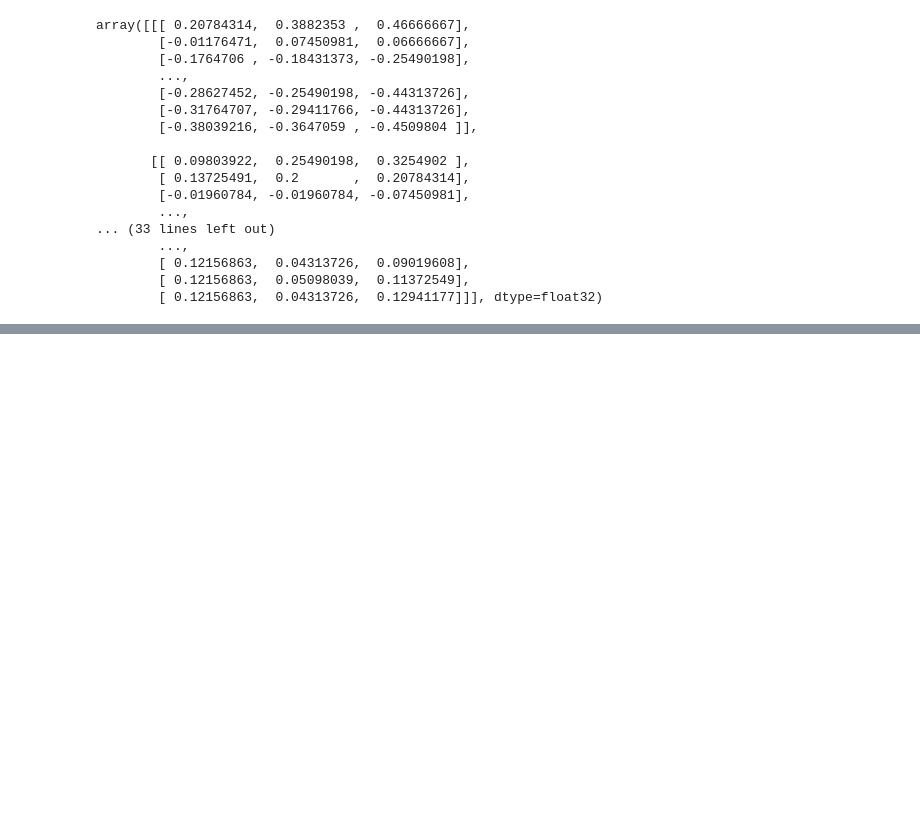
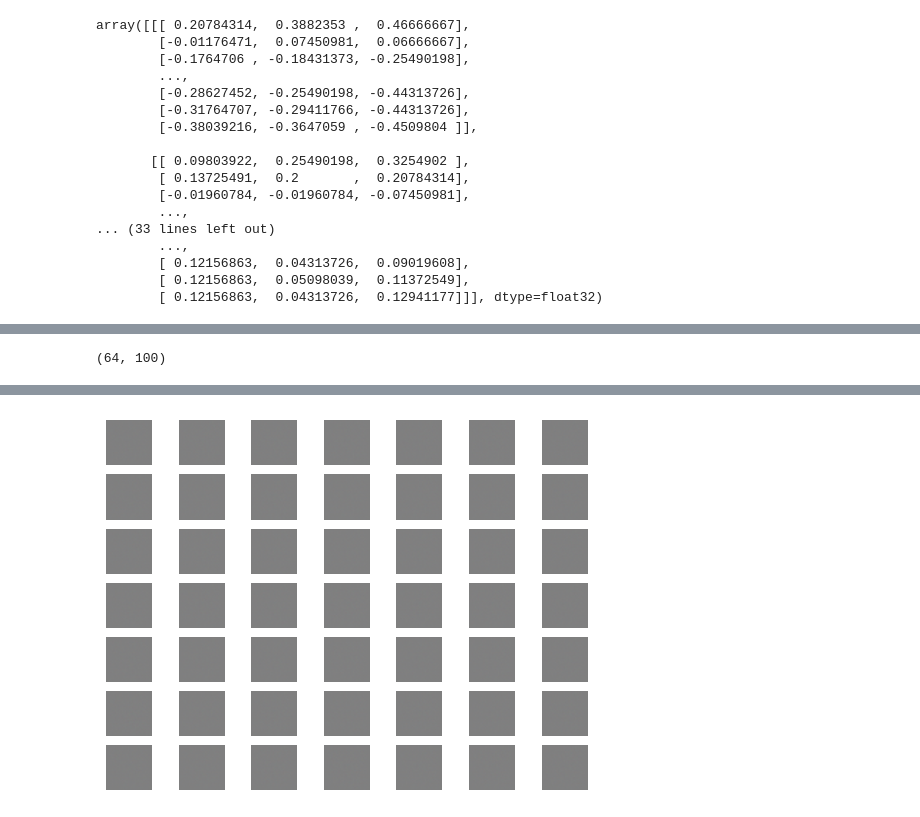
Before and after one commit to Yogeshj1407/GAN_Project, a Jupyter notebook: GAN_Image_Model.ipynb, the cells around one changed output, grey strips where cells are left out. Cells and saved outputs as stored; diff of their text form; code cells hidden in the pictures; blank space fills up the shorter version.

Commit message:
Generate fake images from generator

```diff
--- a/GAN_Image_Model.ipynb
+++ b/GAN_Image_Model.ipynb
@@ -211,0 +269,44 @@ train_discriminator(model,dataset)
+# %%
+#generate points in Latent space
+
+def generate_latent_points(latent_dim, n_samples):
+    x_input = np.random.rand(latent_dim*n_samples)
+    #reshape
+    x_input = x_input.reshape(n_samples, latent_dim)
+
+    return x_input
+# %%
+x_input = generate_latent_points(100,64)
+x_input.shape
+# %% [output]
+(64, 100)
+# %%
+#use generator to generate fake_samples
+
+def generate_fake_samples(g_model,latent_dim,n_samples):
+
+    x_input = generate_latent_points(latent_dim, n_samples)
+    #predict output by generator
+    x = g_model.predict(x_input)
+    #fake class labels 0
+    y = np.ones((n_samples,1))
+
+    return x,y
+# %%
+#size of latent dim
+latent_dim = 100
+
+model = define_generator(latent_dim)
+#generate samples
+n_samples = 49
+x,_ = generate_fake_samples(model,latent_dim,n_samples)
+
+#scaling pixle value from [-1,1] to [0,1]
+x = (x+1)/2.0
+
+#plot generated samples
+for i in range (n_samples):
+    plt.subplot(7,7,i+1)
+    plt.axis('off')
+    plt.imshow(x[i])
+# %% [output]
@@ -211,0 +314 @@ train_discriminator(model,dataset)
+[figure, added]
```
Also changed, not shown: parts of 8 cells of this notebook.
